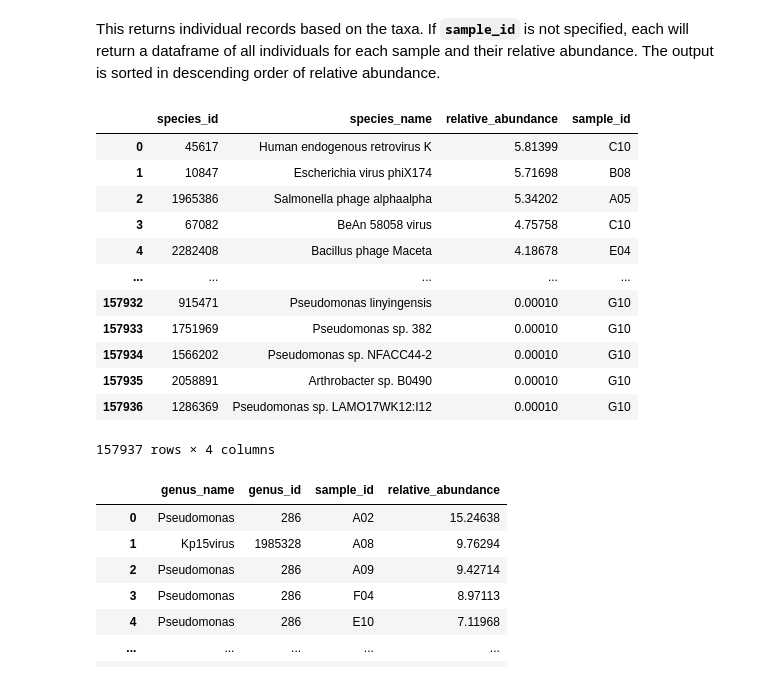
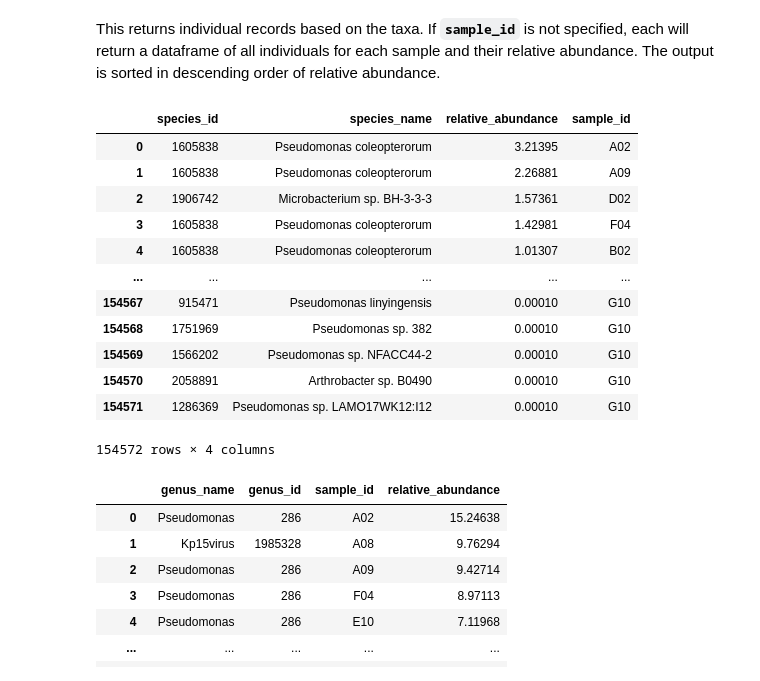
Before and after one commit to Opoku-Emma/process-metalign, a Jupyter notebook: analysis_notebook.ipynb, the cells around one changed output. Saved outputs shown, nothing was run; the diff lists cells and outputs as text; code cells hidden in the pictures.

```diff
--- a/analysis_notebook.ipynb
+++ b/analysis_notebook.ipynb
@@ -74,22 +73,22 @@ A02  0.844255  0.837203  0.754924  0.830199  0.858649  0.730100
 # %% [markdown]
 This returns individual records based on the taxa. If __`sample_id`__ is not specified, each will return a dataframe of all individuals for each sample and their relative abundance. The output is sorted in descending order of relative abundance.
 # %%
-all_species = db.get_all_species()
+all_species = db.get_all_species(superkingdom_id=2)
 all_species
 # %% [output]
 |  | species_id | species_name | relative_abundance | sample_id |
-| 0 | 45617 | Human endogenous retrovirus K | 5.81399 | C10 |
-| 1 | 10847 | Escherichia virus phiX174 | 5.71698 | B08 |
-| 2 | 1965386 | Salmonella phage alphaalpha | 5.34202 | A05 |
-| 3 | 67082 | BeAn 58058 virus | 4.75758 | C10 |
-| 4 | 2282408 | Bacillus phage Maceta | 4.18678 | E04 |
+| 0 | 1605838 | Pseudomonas coleopterorum | 3.21395 | A02 |
+| 1 | 1605838 | Pseudomonas coleopterorum | 2.26881 | A09 |
+| 2 | 1906742 | Microbacterium sp. BH-3-3-3 | 1.57361 | D02 |
+| 3 | 1605838 | Pseudomonas coleopterorum | 1.42981 | F04 |
+| 4 | 1605838 | Pseudomonas coleopterorum | 1.01307 | B02 |
 | ... | ... | ... | ... | ... |
-| 157932 | 915471 | Pseudomonas linyingensis | 0.00010 | G10 |
-| 157933 | 1751969 | Pseudomonas sp. 382 | 0.00010 | G10 |
-| 157934 | 1566202 | Pseudomonas sp. NFACC44-2 | 0.00010 | G10 |
-| 157935 | 2058891 | Arthrobacter sp. B0490 | 0.00010 | G10 |
-| 157936 | 1286369 | Pseudomonas sp. LAMO17WK12:I12 | 0.00010 | G10 |
+| 154567 | 915471 | Pseudomonas linyingensis | 0.00010 | G10 |
+| 154568 | 1751969 | Pseudomonas sp. 382 | 0.00010 | G10 |
+| 154569 | 1566202 | Pseudomonas sp. NFACC44-2 | 0.00010 | G10 |
+| 154570 | 2058891 | Arthrobacter sp. B0490 | 0.00010 | G10 |
+| 154571 | 1286369 | Pseudomonas sp. LAMO17WK12:I12 | 0.00010 | G10 |
-157937 rows × 4 columns
+154572 rows × 4 columns
 # %%
 all_genus = db.get_all_genus()
 all_genus
```
Also changed, not shown: parts of 22 cells of this notebook, 2 other files.
